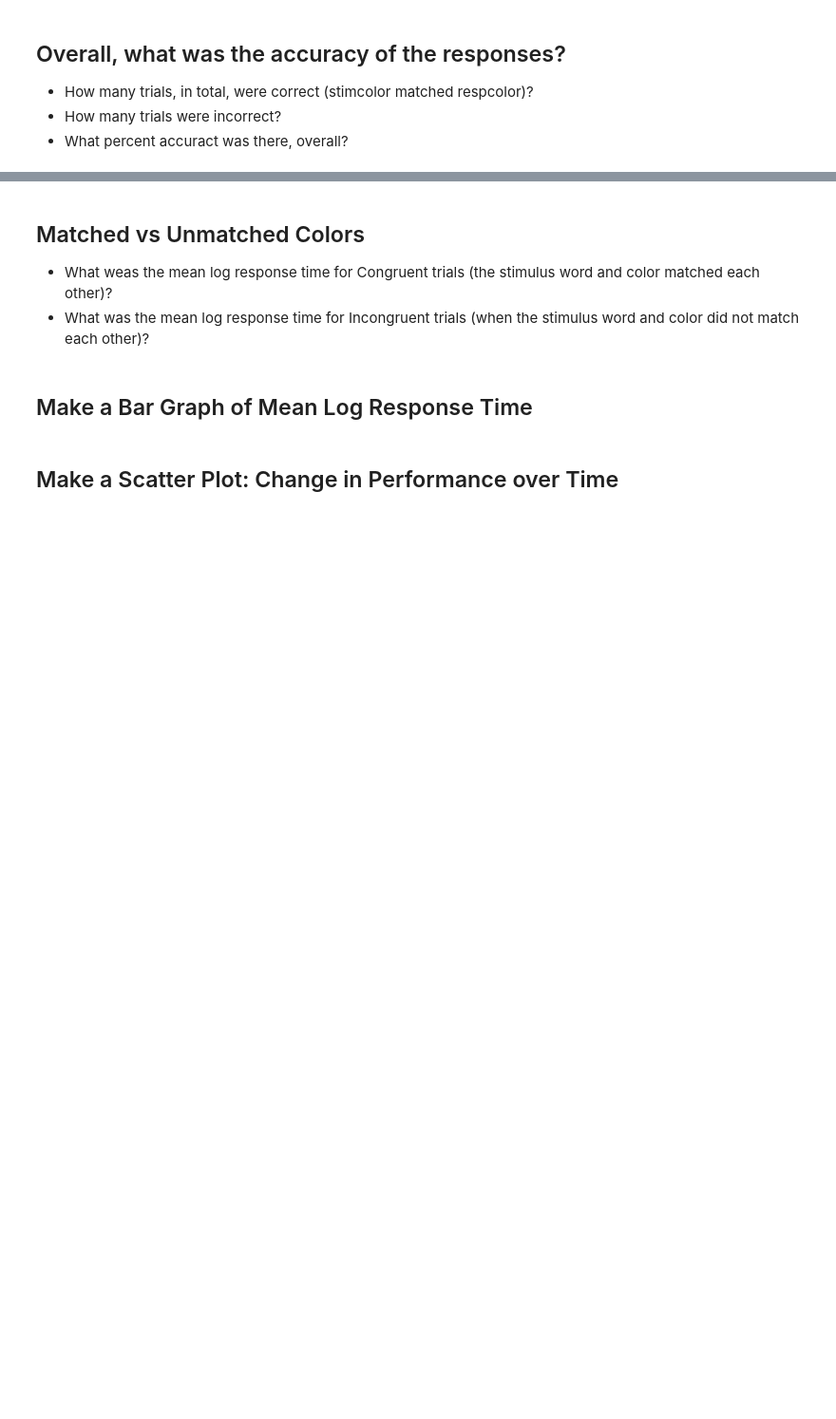
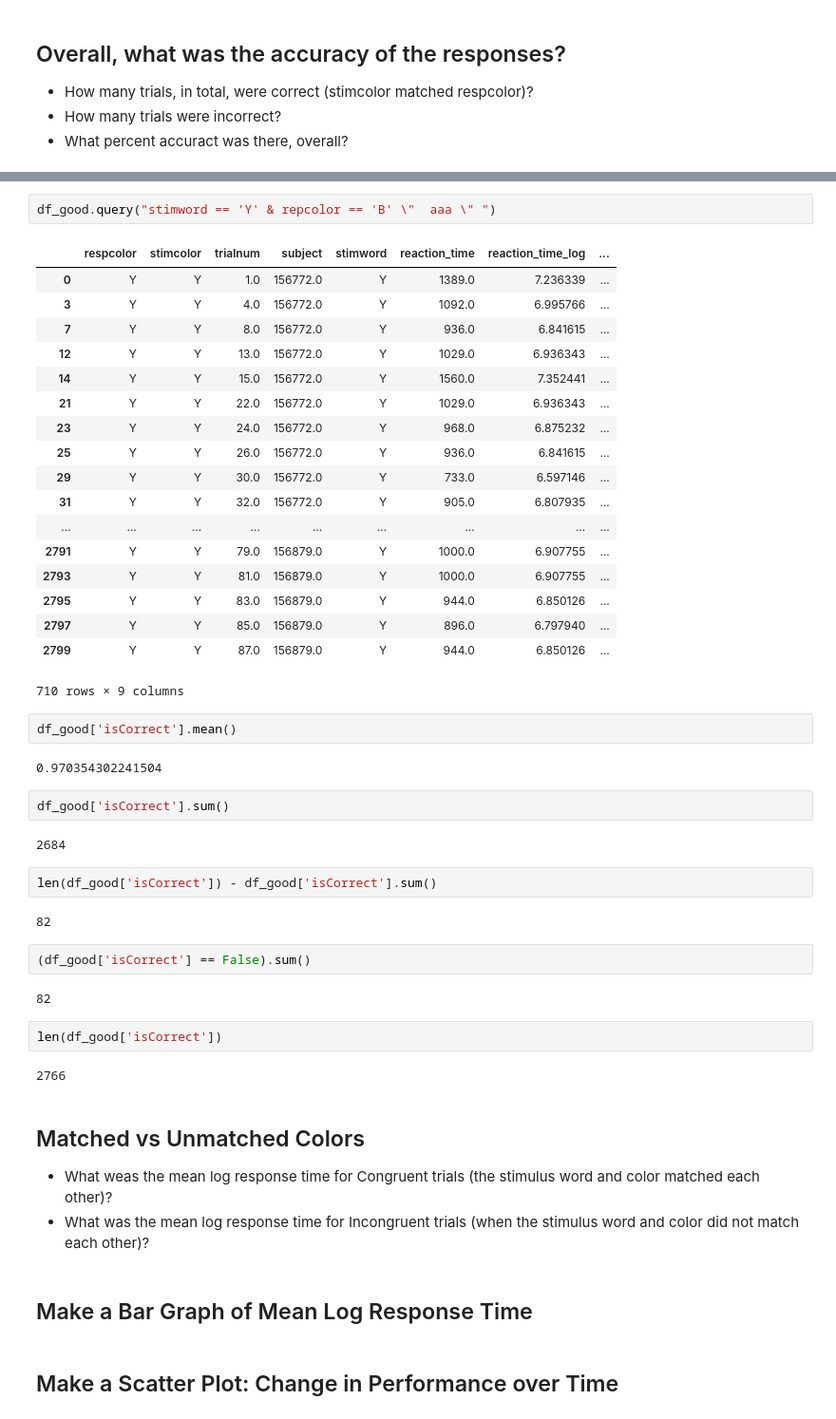
Before and after one commit to nickdelgrosso/mann_python_workshop2018, a Jupyter notebook: Day2/Stroop Analysis with Pandas.ipynb, the cells around one changed output, grey strips where cells are left out. Shown at 95% size. Saved outputs shown, nothing was run; the diff lists cells and outputs as text; blank space fills up the shorter version.

```diff
--- a/Day2/Stroop Analysis with Pandas.ipynb
+++ b/Day2/Stroop Analysis with Pandas.ipynb
@@ -34,3 +179,44 @@ From here on, use only the accepted data!
+# %%
+df_good.query("stimword == 'Y' & repcolor == 'B' \"  aaa \" ")
+# %% [output]
+|  | respcolor | stimcolor | trialnum | subject | stimword | reaction_time | reaction_time_log | ... |
+| 0 | Y | Y | 1.0 | 156772.0 | Y | 1389.0 | 7.236339 | ... |
+| 3 | Y | Y | 4.0 | 156772.0 | Y | 1092.0 | 6.995766 | ... |
+| 7 | Y | Y | 8.0 | 156772.0 | Y | 936.0 | 6.841615 | ... |
+| 12 | Y | Y | 13.0 | 156772.0 | Y | 1029.0 | 6.936343 | ... |
+| 14 | Y | Y | 15.0 | 156772.0 | Y | 1560.0 | 7.352441 | ... |
+| 21 | Y | Y | 22.0 | 156772.0 | Y | 1029.0 | 6.936343 | ... |
+| 23 | Y | Y | 24.0 | 156772.0 | Y | 968.0 | 6.875232 | ... |
+| 25 | Y | Y | 26.0 | 156772.0 | Y | 936.0 | 6.841615 | ... |
+| 29 | Y | Y | 30.0 | 156772.0 | Y | 733.0 | 6.597146 | ... |
+| 31 | Y | Y | 32.0 | 156772.0 | Y | 905.0 | 6.807935 | ... |
+| ... | ... | ... | ... | ... | ... | ... | ... | ... |
+| 2791 | Y | Y | 79.0 | 156879.0 | Y | 1000.0 | 6.907755 | ... |
+| 2793 | Y | Y | 81.0 | 156879.0 | Y | 1000.0 | 6.907755 | ... |
+| 2795 | Y | Y | 83.0 | 156879.0 | Y | 944.0 | 6.850126 | ... |
+| 2797 | Y | Y | 85.0 | 156879.0 | Y | 896.0 | 6.797940 | ... |
+| 2799 | Y | Y | 87.0 | 156879.0 | Y | 944.0 | 6.850126 | ... |
+710 rows × 9 columns
+# %%
+df_good['isCorrect'].mean()
+# %% [output]
+0.970354302241504
+# %%
+df_good['isCorrect'].sum()
+# %% [output]
+2684
+# %%
+len(df_good['isCorrect']) - df_good['isCorrect'].sum()
+# %% [output]
+82
+# %%
+(df_good['isCorrect'] == False).sum()
+# %% [output]
+82
+# %%
+len(df_good['isCorrect'])
+# %% [output]
+2766
 # %% [markdown]
 ## Matched vs Unmatched Colors
 
```
Also changed, not shown: parts of 25 cells of this notebook, 3 other files.
